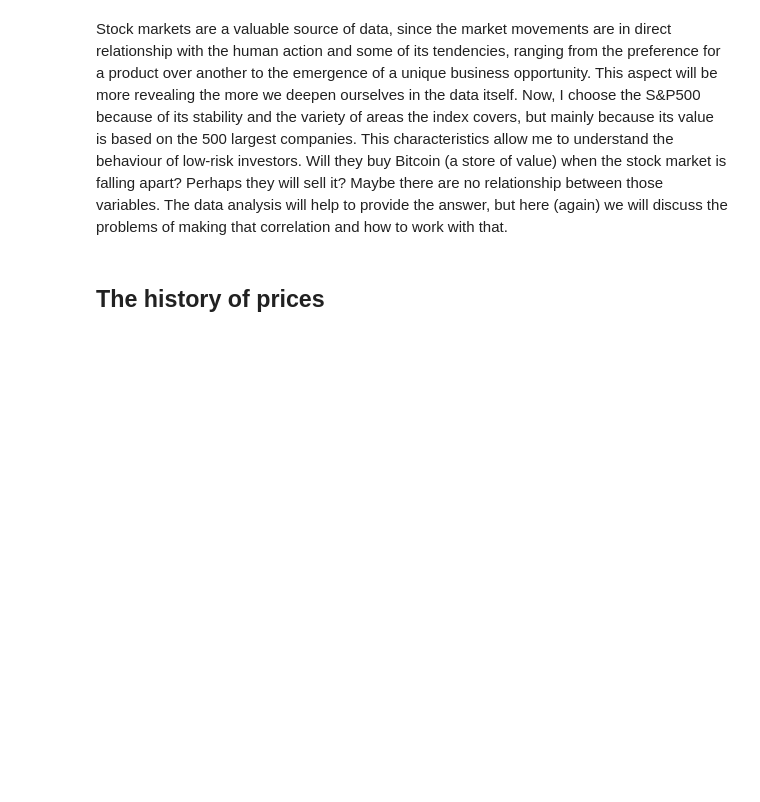
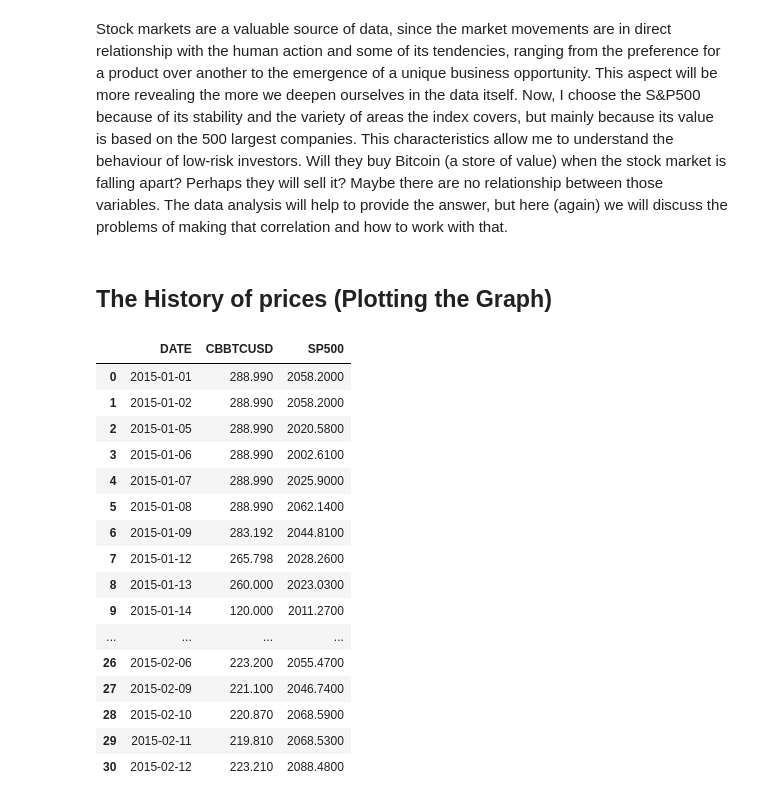
Before and after one commit to TheLastAurora/ds_scratch, a Jupyter notebook: src/extra_1.ipynb, the cells around one changed output. Cells and saved outputs as stored; diff of their text form; code cells hidden in the pictures; blank space fills up the shorter version.

```diff
--- a/src/extra_1.ipynb
+++ b/src/extra_1.ipynb
@@ -10,5 +10,5 @@ The purpose of this notebook is to discuss the Bitcoin and S&P500 data that is b
 Stock markets are a valuable source of data, since the market movements are in direct relationship with the human action and some of its tendencies, ranging from the preference for a product over another to the emergence of a unique business opportunity. This aspect will be more revealing the more we deepen ourselves in the data itself.
 Now, I choose the S&P500 because of its stability and the variety of areas the index covers, but mainly because its value is based on the 500 largest companies. This characteristics allow me to understand the behaviour of low-risk investors. Will they buy Bitcoin (a store of value) when the stock market is falling apart? Perhaps they will sell it? Maybe there are no relationship between those variables. The data analysis will help to provide the answer, but here (again) we will discuss the problems of making that correlation and how to work with that.
 # %% [markdown]
-## The history of prices
+## The History of prices (Plotting the Graph)
 # %%
@@ -23,5 +22,24 @@ import random
 import math
 # %%
 f = open('../data/btc_s&p.csv', 'r', encoding='utf-8')
-data = pd.read_csv(f, index_col=False)
+data = pd.read_csv(f, index_col=False, parse_dates=['DATE'])
+data.head(31)
+# %% [output]
+|  | DATE | CBBTCUSD | SP500 |
+| 0 | 2015-01-01 | 288.990 | 2058.2000 |
+| 1 | 2015-01-02 | 288.990 | 2058.2000 |
+| 2 | 2015-01-05 | 288.990 | 2020.5800 |
+| 3 | 2015-01-06 | 288.990 | 2002.6100 |
+| 4 | 2015-01-07 | 288.990 | 2025.9000 |
+| 5 | 2015-01-08 | 288.990 | 2062.1400 |
+| 6 | 2015-01-09 | 283.192 | 2044.8100 |
+| 7 | 2015-01-12 | 265.798 | 2028.2600 |
+| 8 | 2015-01-13 | 260.000 | 2023.0300 |
+| 9 | 2015-01-14 | 120.000 | 2011.2700 |
+| ... | ... | ... | ... |
+| 26 | 2015-02-06 | 223.200 | 2055.4700 |
+| 27 | 2015-02-09 | 221.100 | 2046.7400 |
+| 28 | 2015-02-10 | 220.870 | 2068.5900 |
+| 29 | 2015-02-11 | 219.810 | 2068.5300 |
+| 30 | 2015-02-12 | 223.210 | 2088.4800 |
 # %%
```
Also changed, not shown: parts of 4 cells of this notebook, 2 other files.
